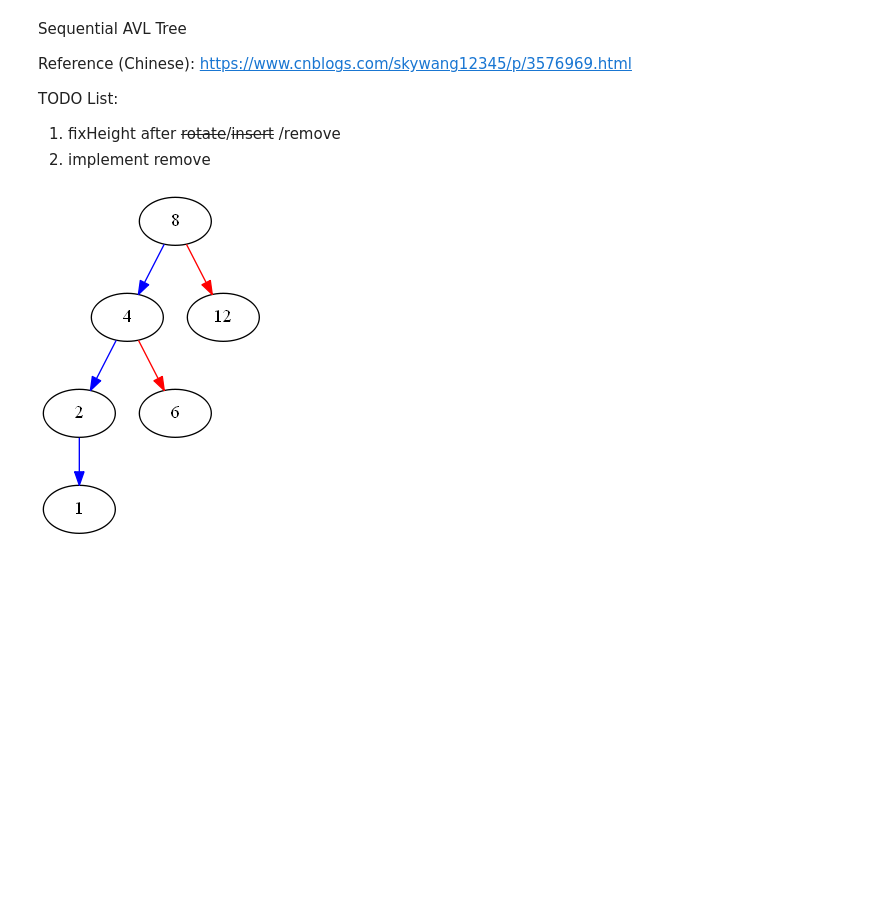
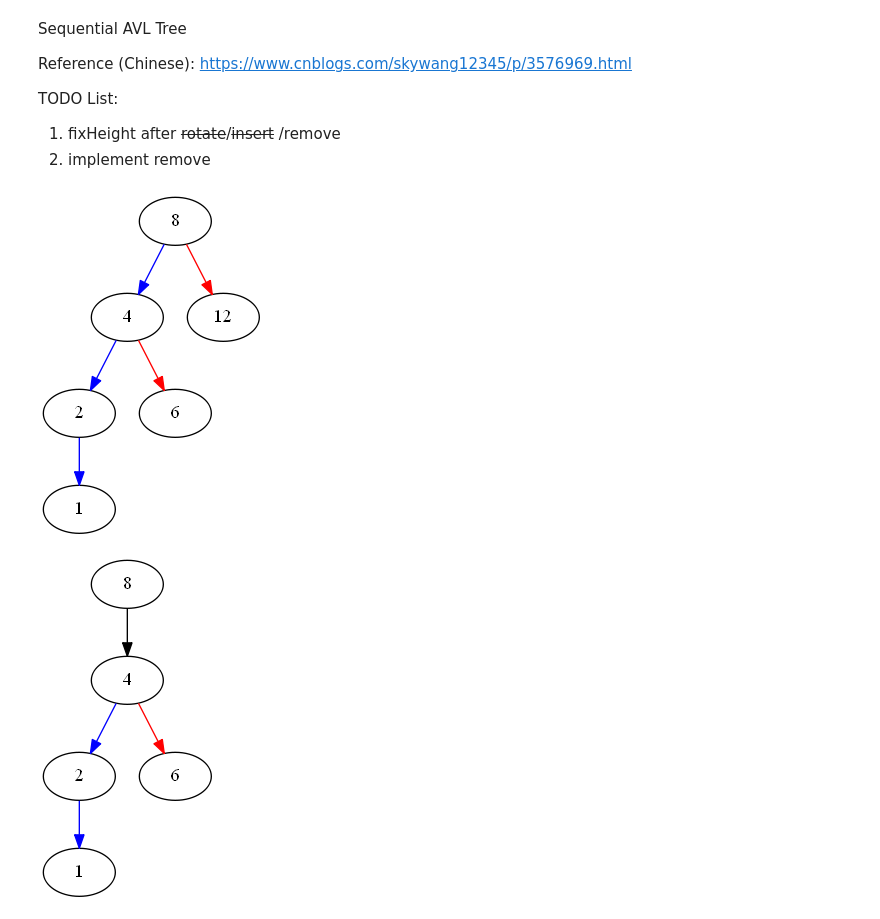
Before and after one commit to chyanju/pyConcurrentAVL, a Jupyter notebook: sequentialAVL.ipynb, the cells around one changed output. Drawn from its saved outputs; the diff is of its cells as text; code cells hidden in the pictures; blank space fills up the shorter version.

Commit message:
Small fix in pretty print

```diff
--- a/sequentialAVL.ipynb
+++ b/sequentialAVL.ipynb
@@ -11,23 +11,26 @@ from pyAVL import *
 # %%
 tree = AVL()
 tree.put(8, "8")
 tree.put(4, "4")
 tree.put(12, "12")
 tree.put(2, "2")
 tree.put(6, "6")
 tree.put(1, "1")
 tree.print()
 
+prettyPrintTree(tree.get(4))
+
 # print(strTree(LL_ROOT))
 # b = balanceCheck(LL_ROOT)
 # print(b.val)
 # subroot = rotateLL(LL_ROOT)
 # LL_ROOT = getROOT(subroot)
 # print(strTree(LL_ROOT))
 
 # prettyPrintTree(LL_ROOT)
 # %% [output]
 [figure]
+[figure, added]
 # %%
 RR_ROOT = Node(8,"8")
 putNode(RR_ROOT, 4, "4")
```
Also changed, not shown: 1 other file.
